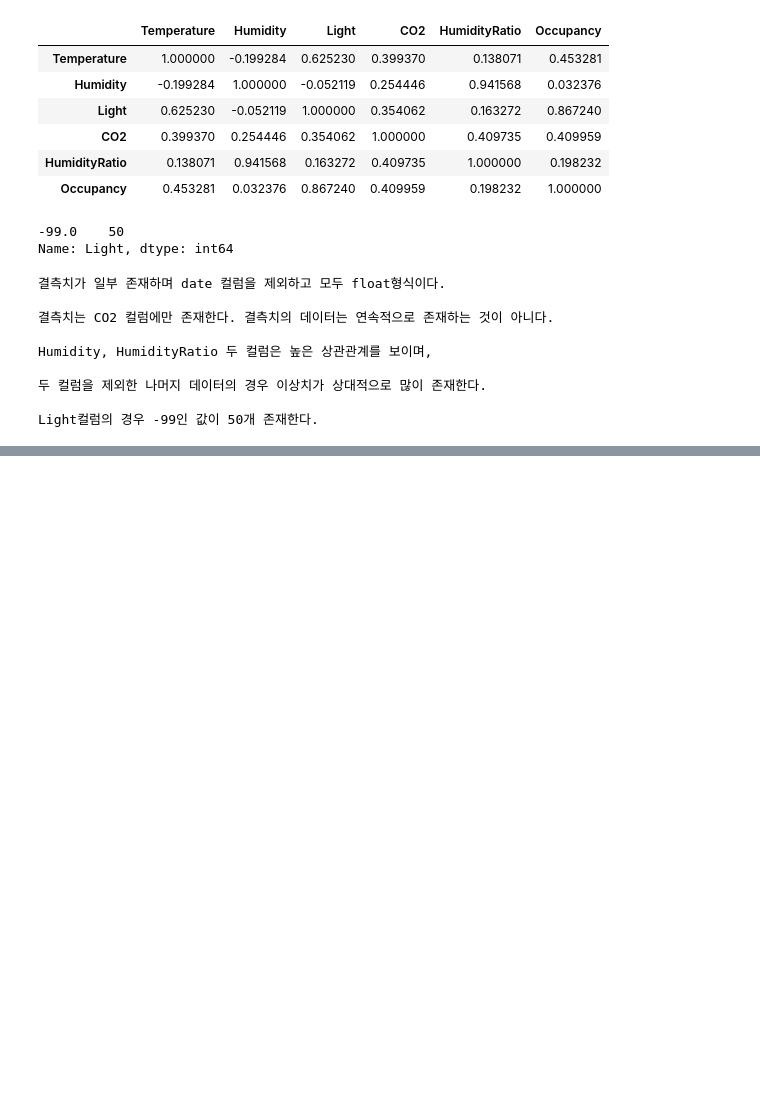
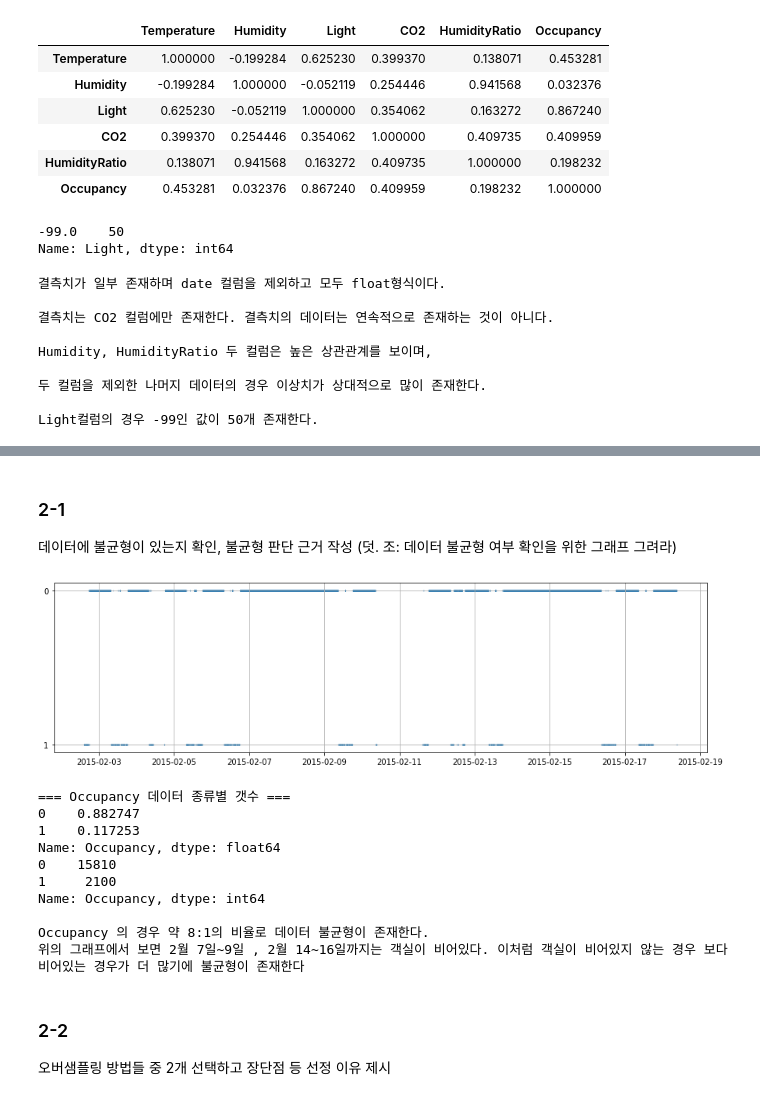
Before and after one commit to johyunkang/adp_certificate, a Jupyter notebook: adp_23_1.ipynb, the cells around one changed output, grey strips where cells are left out. Saved outputs shown, nothing was run; the diff lists cells and outputs as text; code cells hidden in the pictures; blank space fills up the shorter version.

```diff
--- a/adp_23_1.ipynb
+++ b/adp_23_1.ipynb
@@ -169,0 +229,11 @@ Name: date, dtype: float64
+# %%
+print('''
+Ligth 컬럼의 -99는 예외값에 대해 임의 값을 입력한 것으로 보인다.
+-99를 제외한 컬럼의 최솟값인 0으로 대체한다.
+평균적으로 시간은 1분 간경의 데이터이다.
+하지만 최대 7시간의 공백이 존재한다. 이를 보간 해주는 것도 방법일 수 있지만,
+시계열 모델을 사용하지 않을 것이기에 보간을 따로 해주지 않고 모델링을 진행한다.
+''')
+print(len(df[df.Light == -99].Light))
+
+df.loc[df.Light == -99, 'Light'] = 0
@@ -169,0 +248,35 @@ Name: date, dtype: float64
+# %% [markdown]
+### 2-1
+데이터에 불균형이 있는지 확인, 불균형 판단 근거 작성
+(덧. 조: 데이터 불균형 여부 확인을 위한 그래프 그려라)
+# %%
+import matplotlib.pyplot as plt
+
+plt.figure(figsize=(15, 4))
+plt.scatter(df['date'], df['Occupancy'].astype('str'), s=0.1)
+plt.grid(which='both')
+plt.show()
+
+print('=== Occupancy 데이터 종류별 갯수 ===')
+print(df.Occupancy.value_counts() / len(df.Occupancy))
+print(df.Occupancy.value_counts())
+
+print('''
+Occupancy 의 경우 약 8:1의 비율로 데이터 불균형이 존재한다.
+위의 그래프에서 보면 2월 7일~9일 , 2월 14~16일까지는 객실이 비어있다. 이처럼 객실이 비어있지 않는 경우 보다 비어있는 경우가 더 많기에 불균형이 존재한다
+''')
+# %% [output]
+[figure, added]
+=== Occupancy 데이터 종류별 갯수 ===
+0    0.882747
+1    0.117253
+Name: Occupancy, dtype: float64
+0    15810
+1     2100
+Name: Occupancy, dtype: int64
+
+Occupancy 의 경우 약 8:1의 비율로 데이터 불균형이 존재한다.
+위의 그래프에서 보면 2월 7일~9일 , 2월 14~16일까지는 객실이 비어있다. 이처럼 객실이 비어있지 않는 경우 보다 비어있는 경우가 더 많기에 불균형이 존재한다
+# %% [markdown]
+### 2-2
+오버샘플링 방법들 중 2개 선택하고 장단점 등 선정 이유 제시
```
Also changed, not shown: parts of 9 cells of this notebook.
